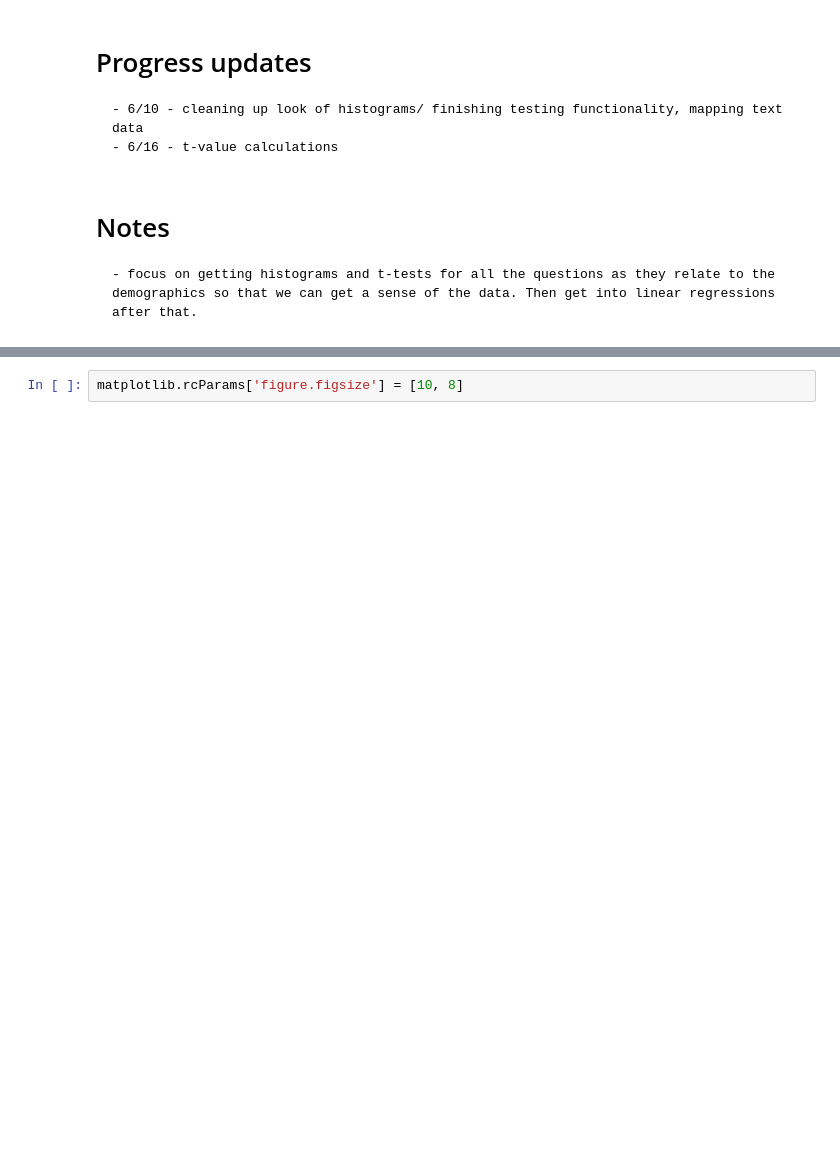
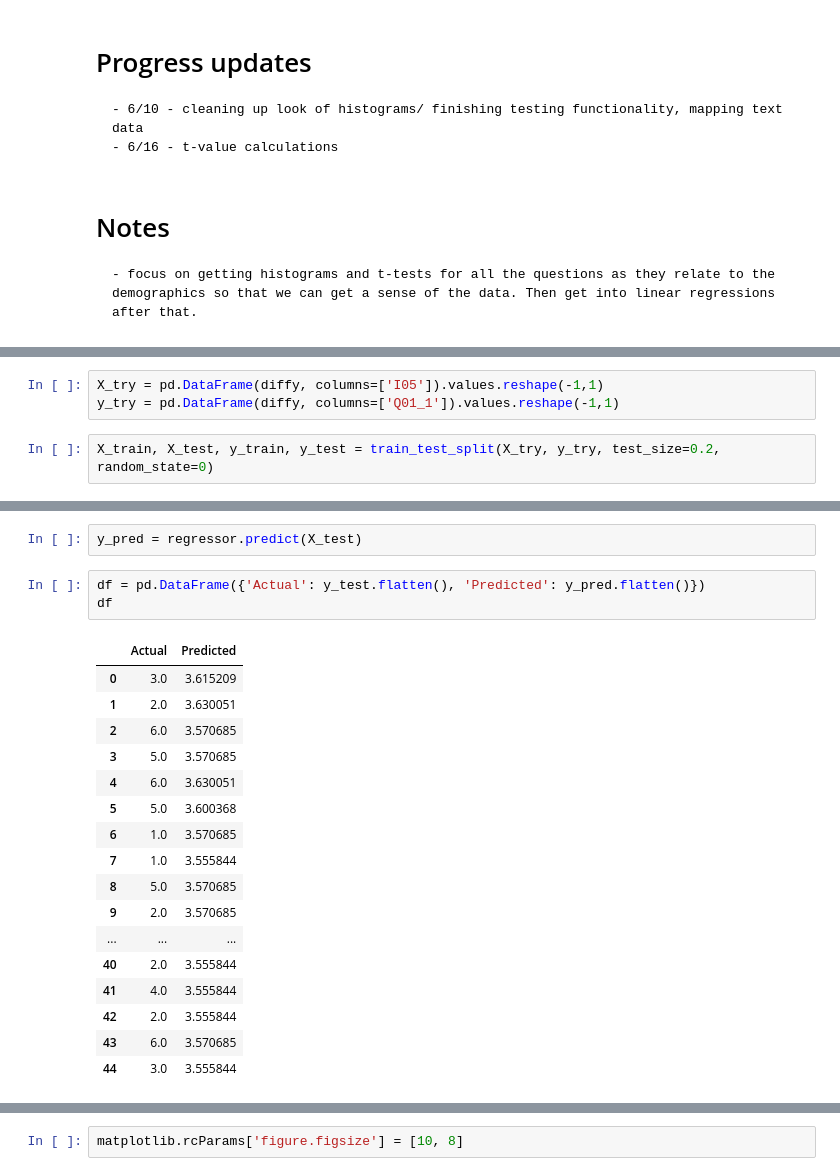
Before and after one commit to hwright-ucsb/ethics_study, a Jupyter notebook: notebooks/Analysis.ipynb, the cells around one changed output, grey strips where cells are left out. Drawn from its saved outputs; the diff is of its cells as text; blank space fills up the shorter version.

```diff
--- a/notebooks/Analysis.ipynb
+++ b/notebooks/Analysis.ipynb
@@ -12,0 +42,5 @@
+# %%
+X_try = pd.DataFrame(diffy, columns=['I05']).values.reshape(-1,1)
+y_try = pd.DataFrame(diffy, columns=['Q01_1']).values.reshape(-1,1)
+# %%
+X_train, X_test, y_train, y_test = train_test_split(X_try, y_try, test_size=0.2, random_state=0)
@@ -12,0 +59,23 @@
+# %%
+y_pred = regressor.predict(X_test)
+# %%
+df = pd.DataFrame({'Actual': y_test.flatten(), 'Predicted': y_pred.flatten()})
+df
+# %% [output]
+|  | Actual | Predicted |
+| 0 | 3.0 | 3.615209 |
+| 1 | 2.0 | 3.630051 |
+| 2 | 6.0 | 3.570685 |
+| 3 | 5.0 | 3.570685 |
+| 4 | 6.0 | 3.630051 |
+| 5 | 5.0 | 3.600368 |
+| 6 | 1.0 | 3.570685 |
+| 7 | 1.0 | 3.555844 |
+| 8 | 5.0 | 3.570685 |
+| 9 | 2.0 | 3.570685 |
+| ... | ... | ... |
+| 40 | 2.0 | 3.555844 |
+| 41 | 4.0 | 3.555844 |
+| 42 | 2.0 | 3.555844 |
+| 43 | 6.0 | 3.570685 |
+| 44 | 3.0 | 3.555844 |
```
Also changed, not shown: parts of 62 cells of this notebook, 2 other files.
